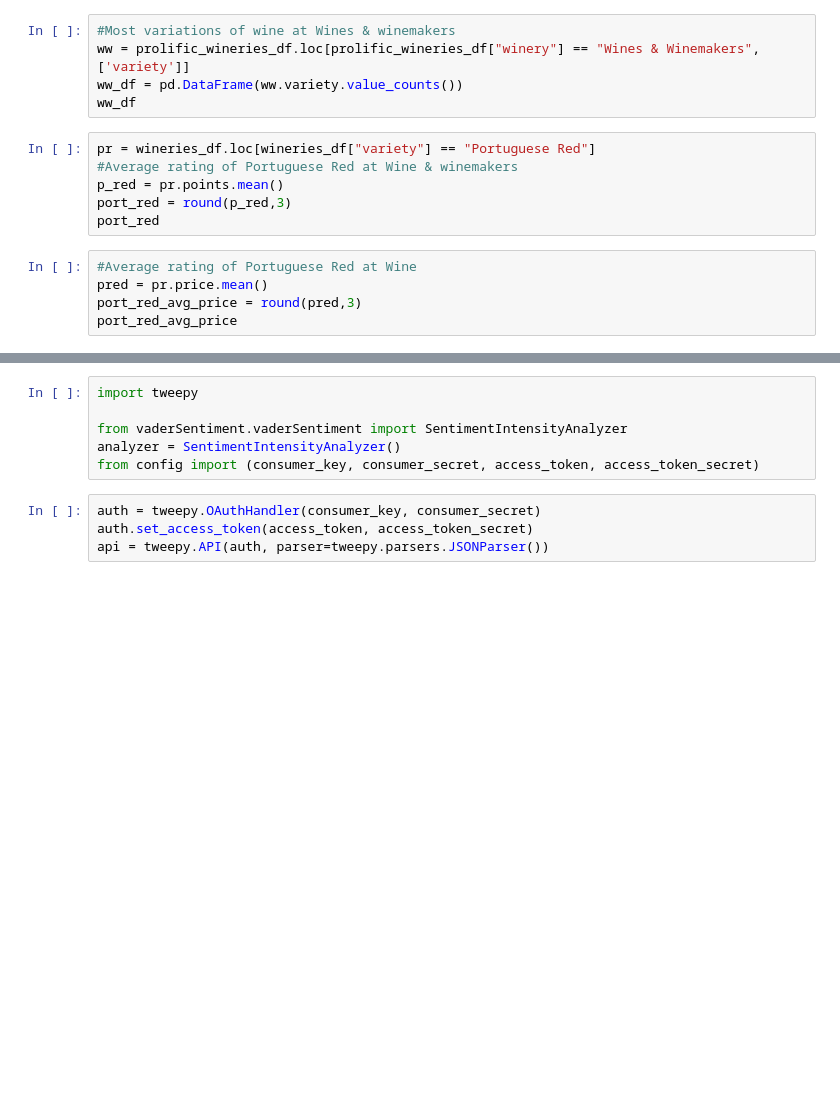
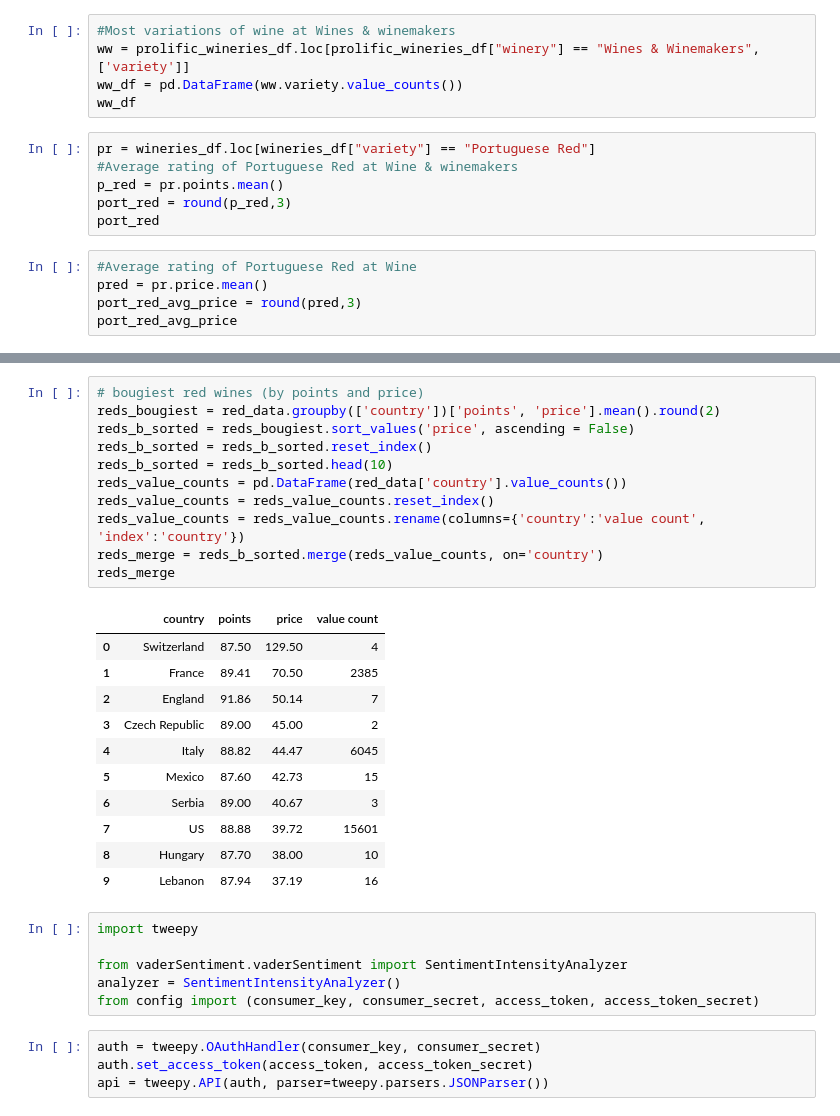
Before and after one commit to ENGRMike/GWProjectOne, a Jupyter notebook: MAIN.ipynb, the cells around one changed output, grey strips where cells are left out. Cells and saved outputs as stored; diff of their text form; blank space fills up the shorter version.

```diff
--- a/MAIN.ipynb
+++ b/MAIN.ipynb
@@ -120,3 +165,26 @@ bougiest_wines.head
+# %%
+# bougiest red wines (by points and price)
+reds_bougiest = red_data.groupby(['country'])['points', 'price'].mean().round(2)
+reds_b_sorted = reds_bougiest.sort_values('price', ascending = False)
+reds_b_sorted = reds_b_sorted.reset_index()
+reds_b_sorted = reds_b_sorted.head(10)
+reds_value_counts = pd.DataFrame(red_data['country'].value_counts())
+reds_value_counts = reds_value_counts.reset_index()
+reds_value_counts = reds_value_counts.rename(columns={'country':'value count', 'index':'country'})
+reds_merge = reds_b_sorted.merge(reds_value_counts, on='country')
+reds_merge
+# %% [output]
+|  | country | points | price | value count |
+| 0 | Switzerland | 87.50 | 129.50 | 4 |
+| 1 | France | 89.41 | 70.50 | 2385 |
+| 2 | England | 91.86 | 50.14 | 7 |
+| 3 | Czech Republic | 89.00 | 45.00 | 2 |
+| 4 | Italy | 88.82 | 44.47 | 6045 |
+| 5 | Mexico | 87.60 | 42.73 | 15 |
+| 6 | Serbia | 89.00 | 40.67 | 3 |
+| 7 | US | 88.88 | 39.72 | 15601 |
+| 8 | Hungary | 87.70 | 38.00 | 10 |
+| 9 | Lebanon | 87.94 | 37.19 | 16 |
 # %%
 import tweepy
 
```
Also changed, not shown: parts of 15 cells of this notebook, 10 other files.
